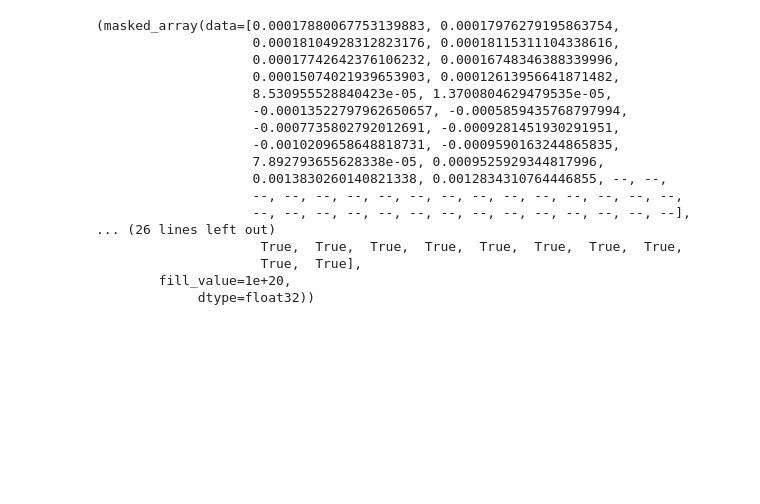
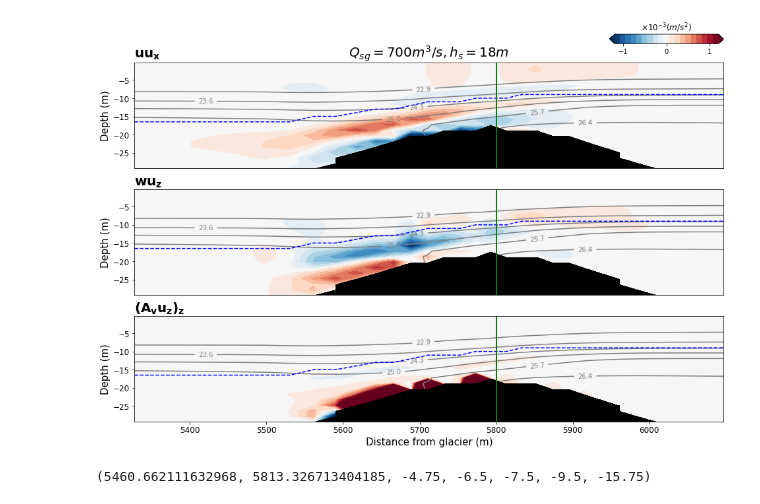
Before and after one commit to weiyangbao/Jupyter-Iceplume, a Jupyter notebook: AF_MomBalance.ipynb, the cells around one changed output. Saved outputs shown, nothing was run; the diff lists cells and outputs as text; code cells hidden in the pictures; blank space fills up the shorter version.

Commit message:
Add:momentum terms magnitudes along layer interface

```diff
--- a/AF_MomBalance.ipynb
+++ b/AF_MomBalance.ipynb
@@ -115,19 +155,23 @@ uma[:,71], u_z[:,71], np.gradient(u[:,71],z)
                 nan,         nan,         nan,         nan,         nan],
        dtype=float32))
 # %%
-# Along-fjord velocity gradients
-ux = np.gradient(uma, x, axis=1)
-uz = np.gradient(uma, z, axis=0)
+h1 = Layer(u, x, z)
+
+## Along-fjord velocity gradients
+#ux = np.gradient(uma, x, axis=1)
+#uz = np.gradient(uma, z, axis=0)
+ux, uz = masked_gradient(u, x, z)
+
 # Advective terms
-Adv_h = uma * ux
-Adv_v = wma * uz
-advv = np.ma.masked_array(uz, mask)
+Adv_h = u * ux
+Adv_v = w * uz
 # Viscous term
-Visc = np.gradient(Avma*uz, z, axis=0) #(Az*Uz)z
-
+#Visc = np.gradient(Avma*uz, z, axis=0) #(Az*Uz)z
+K = Av * uz
+Azx, Visc = masked_gradient(K, x, z) #(Az*Uz)z
 g = 9.8
-rhoz = np.gradient(rho, z, axis=0)
-N2 = -(g/rho)*rhoz / (uz**2)
+rhox, rhoz = masked_gradient(rho, x, z)
+Ri = -(g/rho)*rhoz / (uz**2)
 
 #Adv_h[mask] = np.nan
 #Adv_v[mask] = np.nan
@@ -136,32 +180,18 @@ N2 = -(g/rho)*rhoz / (uz**2)
 range1 = np.array([np.nanmax(Adv_h), np.nanmin(Adv_h), np.nanmean(Adv_h)])
 range2 = np.array([np.nanmax(Adv_v), np.nanmin(Adv_v), np.nanmean(Adv_v)])
 range3 = np.array([np.nanmax(Visc), np.nanmin(Visc), np.nanmean(Visc)])
+
+#ux[:,71], uz[:,71]
+u_z = np.gradient(uma, z, axis=0)
+V = np.gradient(Avma*u_z, z, axis=0)
+#Av[:,62], Visc[:,62], uz[:,62]
 #range1, range2, range3
-ux[:,71], uz[:,71]
-# %% [output]
-(masked_array(data=[0.00017880067753139883, 0.00017976279195863754,
-                    0.00018104928312823176, 0.00018115311104338616,
-                    0.00017742642376106232, 0.00016748346388339996,
-                    0.00015074021939653903, 0.00012613956641871482,
-                    8.530955528840423e-05, 1.3700804629479535e-05,
-                    -0.00013522797962650657, -0.0005859435768797994,
-                    -0.0007735802792012691, -0.0009281451930291951,
-                    -0.0010209658648818731, -0.0009590163244865835,
-                    7.892793655628338e-05, 0.0009525929344817996,
-                    0.0013830260140821338, 0.0012834310764446855, --, --,
-                    --, --, --, --, --, --, --, --, --, --, --, --, --, --,
-                    --, --, --, --, --, --, --, --, --, --, --, --, --, --],
-... (26 lines left out)
-                     True,  True,  True,  True,  True,  True,  True,  True,
-                     True,  True],
-        fill_value=1e+20,
-             dtype=float32))
 # %%
 fig1 = plt.figure(figsize=(16,10))
 fig1.tight_layout()
 
 cm = np.linspace(-1.2,1.2,20) # Contour range for momentum terms
-cs = np.linspace(20,30,10)
+cs = np.linspace(20,30,15)
 cmap = 'RdBu_r'
 
 Xl, Xr = 55, 85 # X range
@@ -170,6 +200,7 @@ Zu, Zl = 0, 30 # Z range
 # Horizontal Advective Term Plot
 ax1 = fig1.add_subplot(311)
 im1 = ax1.contourf(x[Xl:Xr], z[Zu:Zl], Adv_h[Zu:Zl,Xl:Xr]*1e3, cm, cmap=cmap, extend='both')
+ax1.plot(x[Xl:Xr],-h1[Xl:Xr], '--b')
 ax1.xaxis.set_visible(False)
 ax1.set_xlim([x[Xl], x[Xr-1]])
 ax1.set_facecolor('k')
@@ -179,9 +210,10 @@ cbar = fig1.colorbar(im1,cax=cbaxes, orientation='horizontal')
 cbar.set_ticks([-2, -1, 0, 1, 2])
 cbar.ax.set_title(r'$\times10^{-3}(m/s^2)$', size=12, weight='bold')
 # Plot isohalines
-CS1 = ax1.contour(x[Xl:Xr], z[Zu:Zl], sma[Zu:Zl,Xl:Xr], cs, colors = 'grey')
+CS1 = ax1.contour(x[Xl:Xr], z[Zu:Zl], s[Zu:Zl,Xl:Xr], cs, colors = 'grey')
 plt.clabel(CS1, fmt='%1.1f', fontsize=10, inline=1)
 ax1.axvline(x=5800, color='g',lw=2)
+#ax1.axhline(y=-11.5, color='r',lw=2)
 ax1.set_ylabel('Depth (m)', size=15)
 ax1.tick_params(labelsize=12)
 ax1.set_title(r'$\mathbf{uu_x}$', loc='left', size=20)
@@ -190,32 +222,36 @@ ax1.set_title(r'$Q_{sg}=$'+str(Qsg)+r'$m^3/s,h_s=$'+str(hs)+'$m$', loc='center',
 
 
 # Vertical Advective Term Plot
 ax2 = fig1.add_subplot(312)
 im2 = ax2.contourf(x[Xl:Xr], z[Zu:Zl], Adv_v[Zu:Zl,Xl:Xr]*1e3, cm, cmap=cmap, extend='both')
+ax2.plot(x[Xl:Xr],-h1[Xl:Xr], '--b')
 ax2.xaxis.set_visible(False)
 ax2.set_xlim([x[Xl], x[Xr-1]])
 ax2.set_facecolor('k')
 # Plot isohalines
-CS2 = ax2.contour(x[Xl:Xr], z[Zu:Zl], sma[Zu:Zl,Xl:Xr], cs, colors = 'grey')
+CS2 = ax2.contour(x[Xl:Xr], z[Zu:Zl], s[Zu:Zl,Xl:Xr], cs, colors = 'grey')
 plt.clabel(CS2, fmt='%1.1f', fontsize=10, inline=1)
 ax2.axvline(x=5800, color='g',lw=2)
 ax2.set_ylabel('Depth (m)', size=15)
 ax2.tick_params(labelsize=12)
 ax2.set_title(r'$\mathbf{wu_z}$', loc='left', size=20)
 
 
 
 # qf-tide Plot
 ax3 = fig1.add_subplot(313)
 im3 = ax3.contourf(x[Xl:Xr], z[Zu:Zl], Visc[Zu:Zl,Xl:Xr]*1e3, cm, cmap=cmap, extend='both')
+ax3.plot(x[Xl:Xr],-h1[Xl:Xr], '--b')
 ax3.set_xlim([x[Xl], x[Xr-1]])
 ax3.set_facecolor('k')
 # Plot isohalines
-CS3 = ax3.contour(x[Xl:Xr], z[Zu:Zl], sma[Zu:Zl,Xl:Xr], cs, colors = 'grey')
+CS3 = ax3.contour(x[Xl:Xr], z[Zu:Zl], s[Zu:Zl,Xl:Xr], cs, colors = 'grey')
 plt.clabel(CS3, fmt='%1.1f', fontsize=10, inline=1)
 ax3.axvline(x=5800, color='g',lw=2)
 ax3.set_ylabel('Depth (m)', size=15)
 ax3.tick_params(labelsize=12)
 ax3.set_title(r'$\mathbf{(A_v{u_z})_z}$', loc='left', size=20)
 ax3.set_xlabel('Distance from glacier (m)', size=15)
 ax3.tick_params(labelsize=12)
+# %% [output]
+[figure, added]
@@ -224,3 +258,7 @@ x[55], x[72]
+# %%
+x[58], x[72], z[9], z[11], z[12], z[14], z[20]
+# %% [output]
+(5460.662111632968, 5813.326713404185, -4.75, -6.5, -7.5, -9.5, -15.75)
 # %%
 def AF_Momentum(Qsg, hs):
 
```
Also changed, not shown: parts of 9 cells of this notebook.
